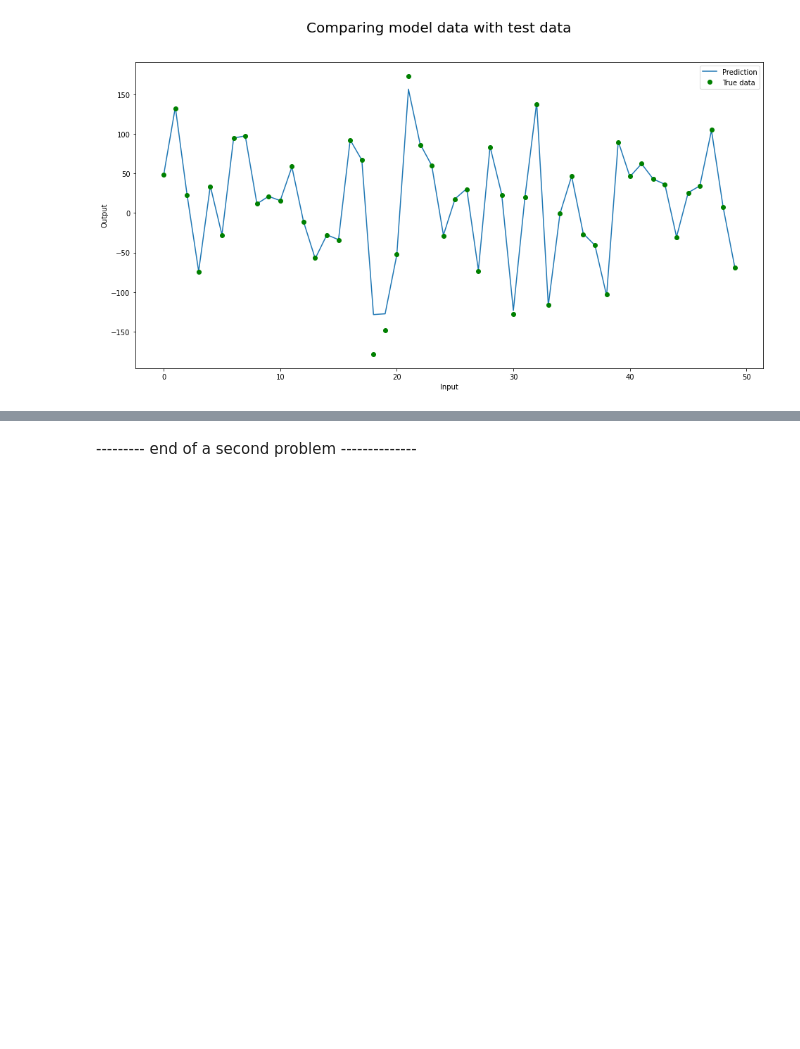
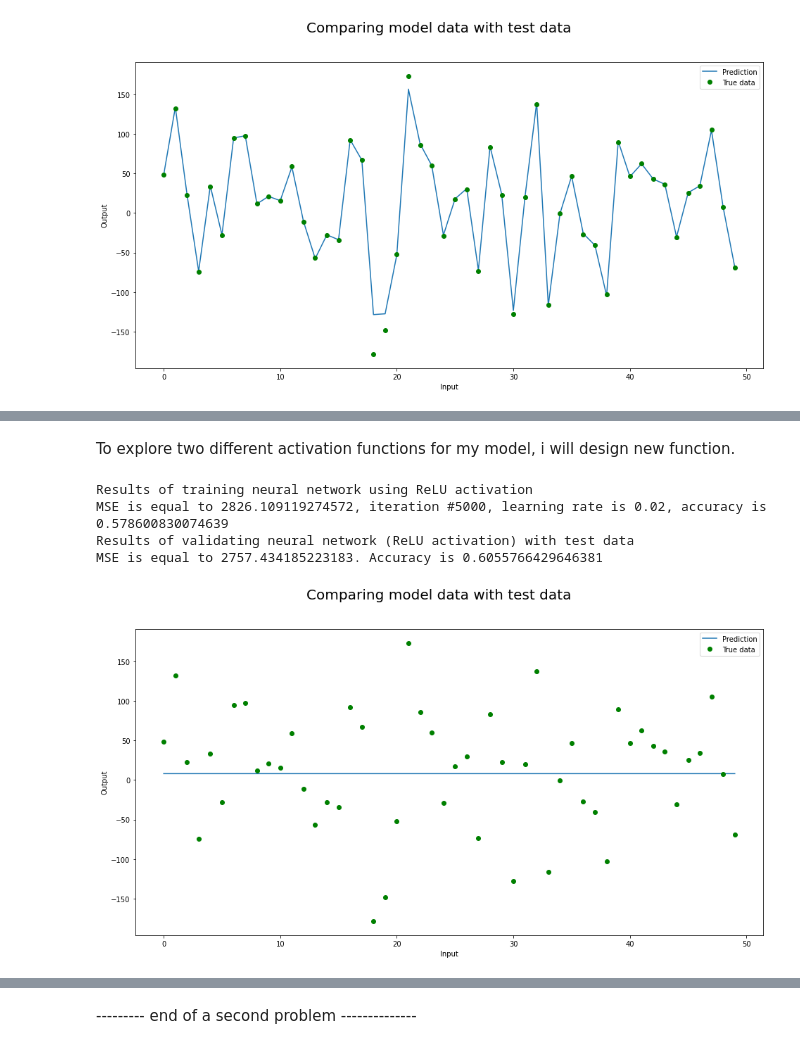
Before and after one commit to BorisOskolkov/MLcourse, a Jupyter notebook: asng02/A02_task.ipynb, the cells around one changed output, grey strips where cells are left out. Drawn from its saved outputs; the diff is of its cells as text; code cells hidden in the pictures; blank space fills up the shorter version.

```diff
--- a/asng02/A02_task.ipynb
+++ b/asng02/A02_task.ipynb
@@ -363,0 +370,2 @@ Here
+# %% [markdown]
+To explore two different activation functions for my model, i will design new function.
@@ -363,0 +384,15 @@ Here
+# %%
+def forward_pass_extended(x, W1, W2, b1, b2, act = "sigmoid"):
+  z1 = np.dot(W1,x.T) + b1
+  if act == "sigmoid":
+    a1 = sigmoid(z1)
+  else:
+    if act == "ReLU":
+      a1 = relu(z1)
+    else:
+        if act == "tanh":
+          a1 = tanh(z1)
+
+  z2 = np.dot(W2.T,a1) + b2
+  a2 = z2
+  return z1,a1,z2,a2
@@ -363,0 +439,40 @@ Here
+# %%
+n_of_iterations = 5000
+number_of_hidden_neurons = 5
+# weights and biases in first layer
+W1 = np.random.rand(number_of_hidden_neurons,2)
+b1 = np.random.rand(number_of_hidden_neurons,1)
+
+# weights and biases in second layer
+W2 = np.random.rand(number_of_hidden_neurons,1)
+b2 = np.random.rand(1,1)
+print(f"Results of training neural network using ReLU activation")
+W1, W2, b1, b2, __, __, __ = train_network(x, y, W1, W2, b1, b2, 0.02, n_of_iterations, number_of_hidden_neurons, activation = "ReLU")
+
+# Fwd Pass
+_,_,_,a2 = forward_pass_extended(x_test, W1, W2, b1, b2, act = "ReLU")
+#computing Losses
+m=y_test.shape[0]
+mse = np.sum((a2-y_test)**2)/(2*m)
+accuracy = np.sum(1-(np.sqrt((a2-y_test)**2)/150))/m
+print(f"Results of validating neural network (ReLU activation) with test data")
+print(f"MSE is equal to {mse}. Accuracy is {accuracy}")
+
+# plotting the results
+
+fig, ax1 = plt.subplots(figsize=(16, 8))
+ax1.plot(a2.flatten(), label='Prediction')
+ax1.plot(y_test, 'go', label='True data')
+ax1.set_xlabel("Input")
+ax1.set_ylabel("Output")
+ax1.tick_params(axis="y")
+ax1.legend()
+
+fig.suptitle("Comparing model data with test data", fontsize=20)
+fig.show()
+# %% [output]
+Results of training neural network using ReLU activation
+MSE is equal to 2826.109119274572, iteration #5000, learning rate is 0.02, accuracy is 0.578600830074639
+Results of validating neural network (ReLU activation) with test data
+MSE is equal to 2757.434185223183. Accuracy is 0.6055766429646381
+[figure, added]
```
Also changed, not shown: parts of 14 cells of this notebook.
